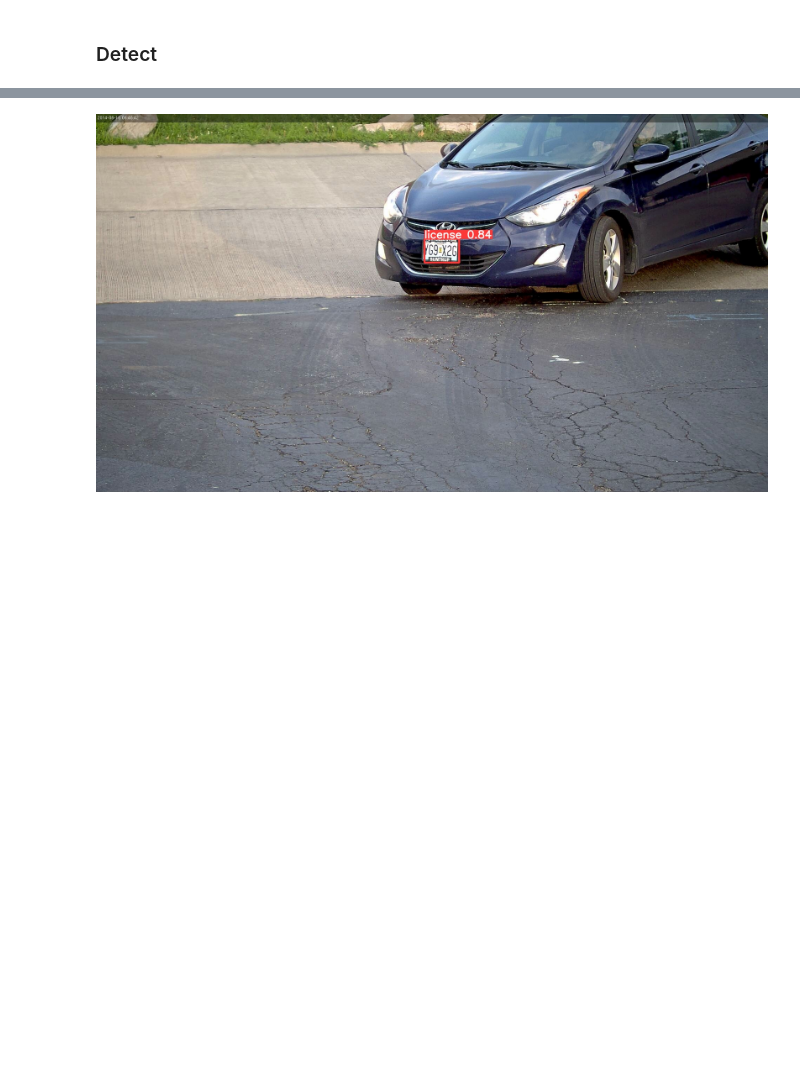
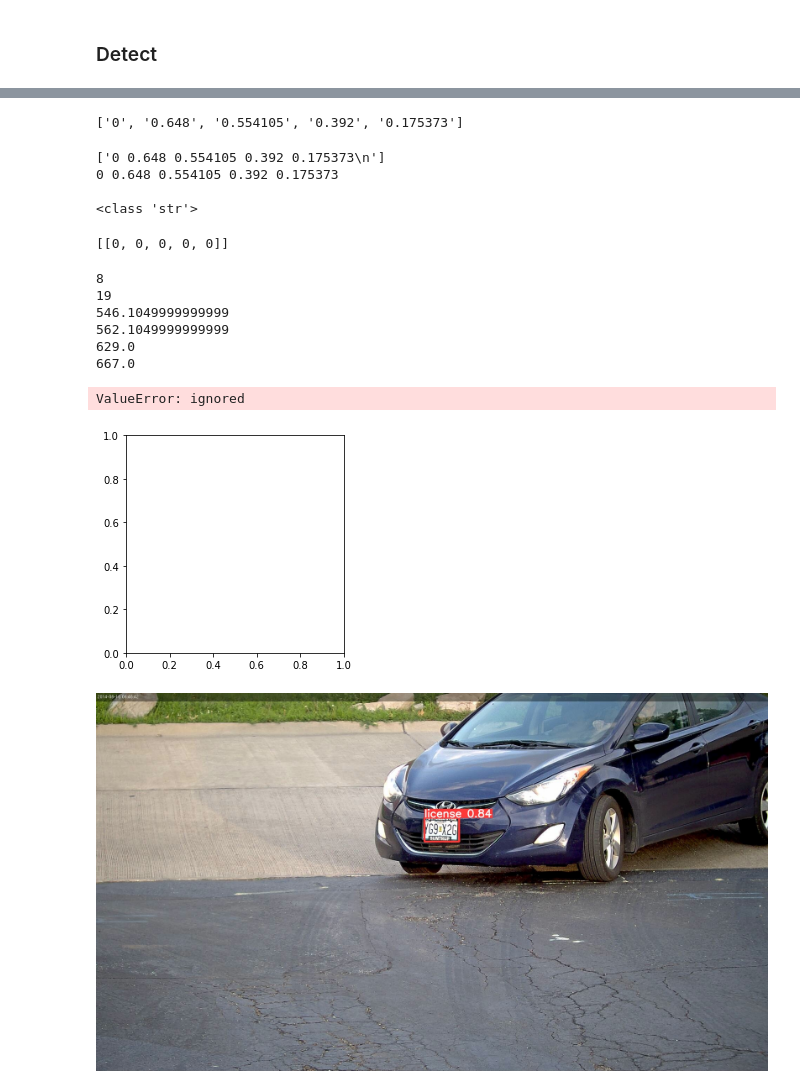
Before and after one commit to caiocmb7/projetos, a Jupyter notebook: ML&AI/Vehicle License Plate Detection/yolo_OCR.ipynb, the cells around one changed output, grey strips where cells are left out. Drawn from its saved outputs; the diff is of its cells as text; code cells hidden in the pictures; blank space fills up the shorter version.

Commit message:
updated yolo experiment which can extract images/labels

```diff
--- a/ML&AI/Vehicle License Plate Detection/yolo_OCR.ipynb
+++ b/ML&AI/Vehicle License Plate Detection/yolo_OCR.ipynb
@@ -329,0 +408,8 @@ from IPython.display import Image
+# %%
+with open("/content/yolo_detection/content/yolov5/runs/detect/exp4/labels/Cars0.txt") as f:
+  line = f.readlines()
+
+aux = line[0].rstrip()
+aux.split()
+# %% [output]
+['0', '0.648', '0.554105', '0.392', '0.175373']
@@ -329,0 +437,36 @@ from IPython.display import Image
+# %%
+read_txt("/content/yolo_detection/content/yolov5/runs/detect/exp4/labels/Cars0.txt")
+# %% [output]
+['0 0.648 0.554105 0.392 0.175373\n']
+0 0.648 0.554105 0.392 0.175373
+
+<class 'str'>
+[[0, 0, 0, 0, 0]]
+# %%
+path = '/content/dataset/images/Cars0.png'
+img = cv2.imread('/content/dataset/images/Cars0.png')
+img = cv2.cvtColor(img, cv2.COLOR_BGR2RGB)
+# plt.imshow(img)
+x = 0.648 * 1000
+y = 0.554105 * 1000
+w = 0.392 * 100
+h = 0.175373 * 100
+altura = int(h/2)
+print(altura)
+largura = int(w/2)
+print(largura)
+print(y-altura)
+print(y+altura)
+print(x-largura)
+print(x+largura)
+img_alpr = img[int(y-altura):int(y+altura),int(x-largura):int(x+largura)]
+plt.imshow(img_alpr)
+# %% [output]
+8
+19
+546.1049999999999
+562.1049999999999
+629.0
+667.0
+ValueError: ignored
+[figure, added]
```
Also changed, not shown: parts of 19 cells of this notebook.
